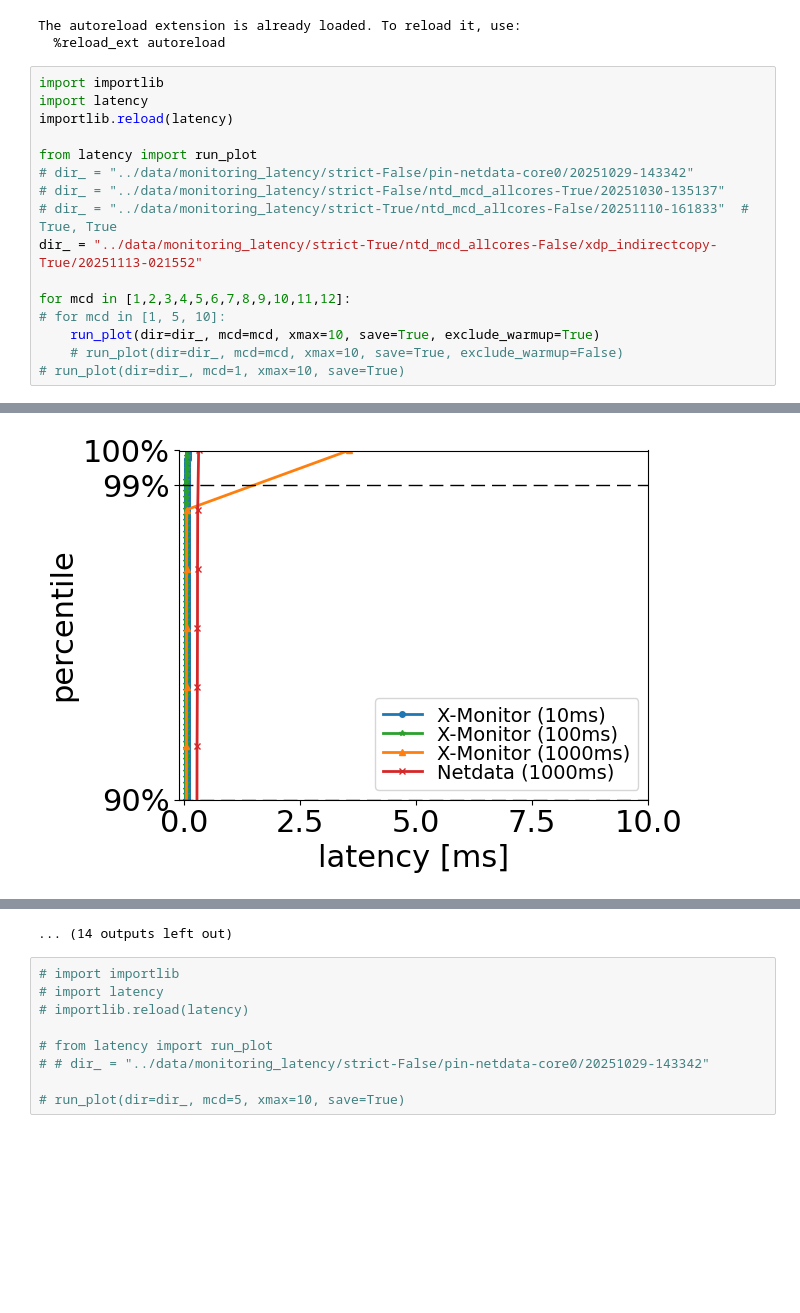
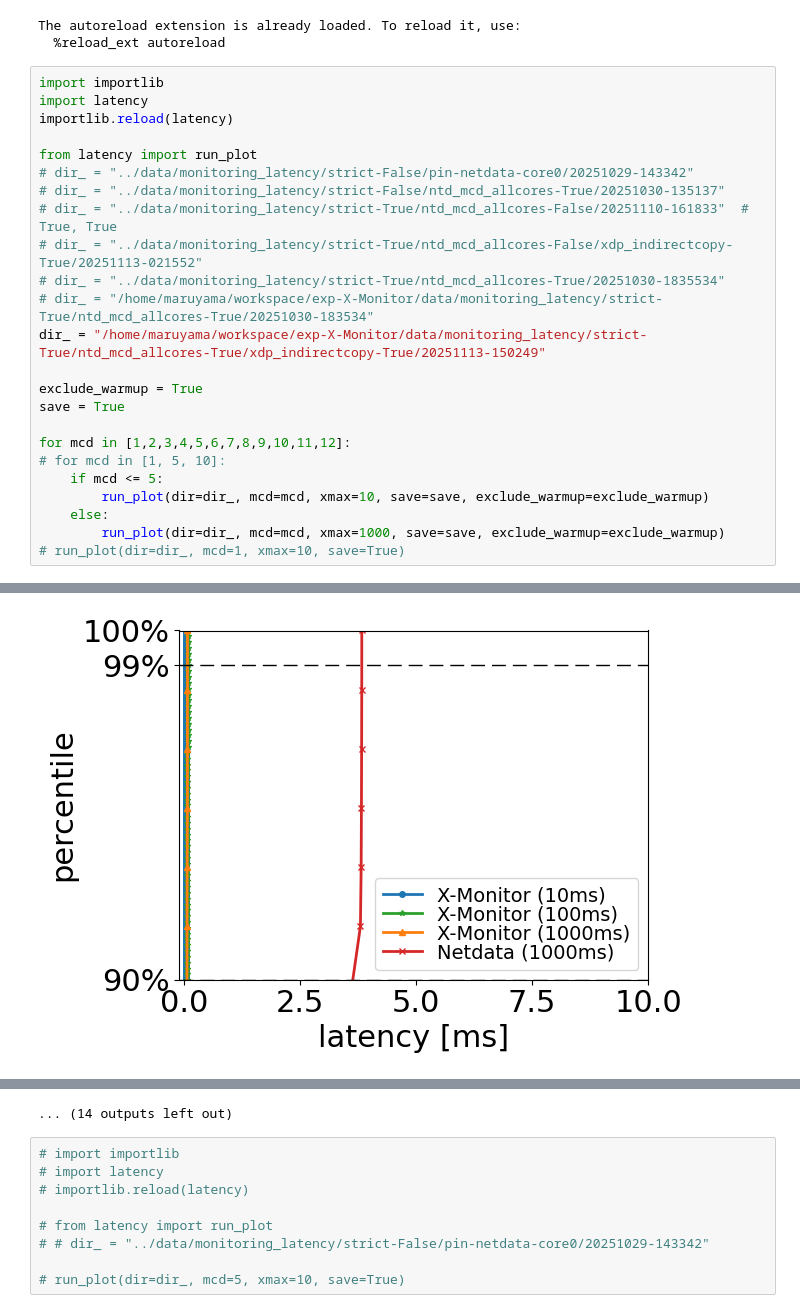
Before and after one commit to yukimaruyama2023/exp-X-Monitor, a Jupyter notebook: graph/latency.ipynb, the cells around one changed output, grey strips where cells are left out. Saved outputs shown, nothing was run; the diff lists cells and outputs as text; blank space fills up the shorter version.

Commit message:
[graph]

```diff
--- a/graph/latency.ipynb
+++ b/graph/latency.ipynb
@@ -15,12 +15,20 @@ from latency import run_plot
 # dir_ = "../data/monitoring_latency/strict-False/pin-netdata-core0/20251029-143342"
 # dir_ = "../data/monitoring_latency/strict-False/ntd_mcd_allcores-True/20251030-135137"
 # dir_ = "../data/monitoring_latency/strict-True/ntd_mcd_allcores-False/20251110-161833"  # True, True
-dir_ = "../data/monitoring_latency/strict-True/ntd_mcd_allcores-False/xdp_indirectcopy-True/20251113-021552"
+# dir_ = "../data/monitoring_latency/strict-True/ntd_mcd_allcores-False/xdp_indirectcopy-True/20251113-021552"
+# dir_ = "../data/monitoring_latency/strict-True/ntd_mcd_allcores-True/20251030-1835534"
+# dir_ = "/home/maruyama/workspace/exp-X-Monitor/data/monitoring_latency/strict-True/ntd_mcd_allcores-True/20251030-183534"
+dir_ = "/home/maruyama/workspace/exp-X-Monitor/data/monitoring_latency/strict-True/ntd_mcd_allcores-True/xdp_indirectcopy-True/20251113-150249"
+
+exclude_warmup = True
+save = True
 
 for mcd in [1,2,3,4,5,6,7,8,9,10,11,12]:
 # for mcd in [1, 5, 10]:
-    run_plot(dir=dir_, mcd=mcd, xmax=10, save=True, exclude_warmup=True)
-    # run_plot(dir=dir_, mcd=mcd, xmax=10, save=True, exclude_warmup=False)
+    if mcd <= 5:
+        run_plot(dir=dir_, mcd=mcd, xmax=10, save=save, exclude_warmup=exclude_warmup)
+    else:
+        run_plot(dir=dir_, mcd=mcd, xmax=1000, save=save, exclude_warmup=exclude_warmup)
 # run_plot(dir=dir_, mcd=1, xmax=10, save=True)
 # %% [output]
 User metrics CDF
@@ -58 +70 @@ Kernel metrics CDF
-[figure, old version]
+[figure, new version]
```
Also changed, not shown: parts of 1 cell of this notebook, 2 other files.
